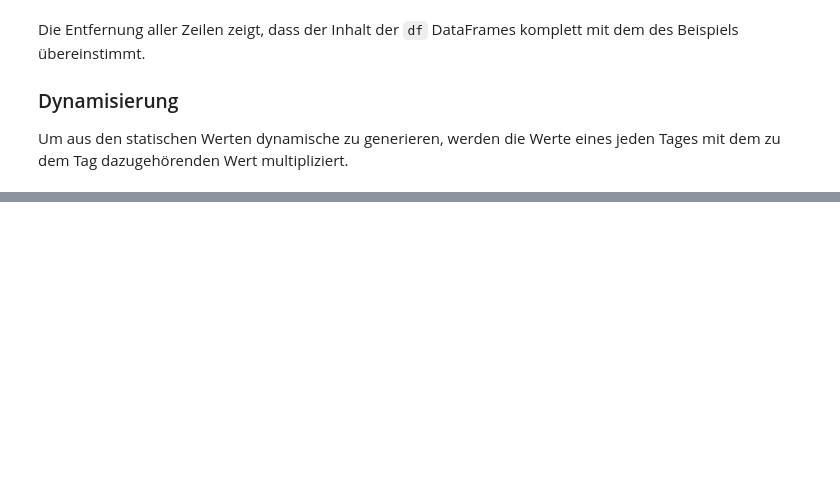
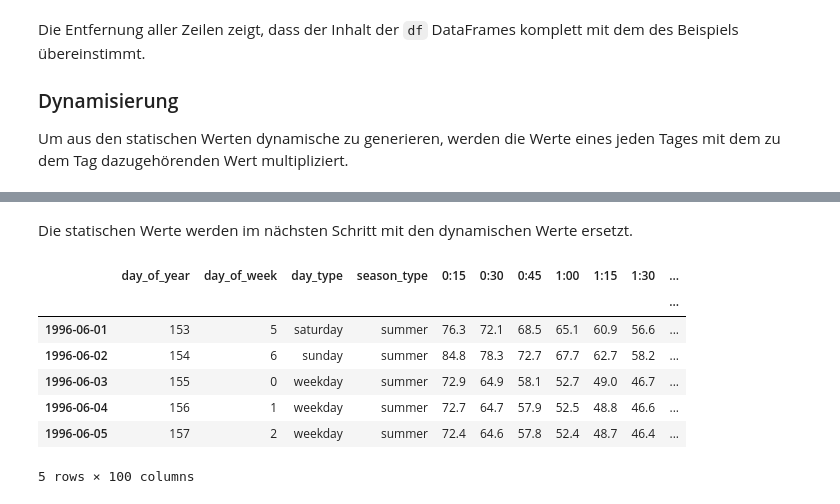
Before and after one commit to rijun/electric-load-viewer, a Jupyter notebook: notebooks/slp.ipynb, the cells around one changed output, grey strips where cells are left out. Cells and saved outputs as stored; diff of their text form; code cells hidden in the pictures; blank space fills up the shorter version.

```diff
--- a/notebooks/slp.ipynb
+++ b/notebooks/slp.ipynb
@@ -192,3 +202,12 @@ Die Entfernung aller Zeilen zeigt, dass der Inhalt der `df` DataFrames komplett
 
 ### Dynamisierung
 Um aus den statischen Werten dynamische zu generieren, werden die Werte eines jeden Tages mit dem zu dem Tag dazugehörenden Wert multipliziert.
+# %%
+col_list = df.columns[4:]
+row_list = []
+for row in df.itertuples(index=False):
+    arr = np.array(list(row)[4:])
+    row_list.append(np.round_(arr * dynamics.loc[row[0]]['value'], 1))
+df_dyn = pd.DataFrame(row_list)
+df_dyn.columns = col_list
+df_dyn.head()
@@ -194,0 +222,16 @@ Um aus den statischen Werten dynamische zu generieren, werden die Werte eines je
+# %% [markdown]
+Die statischen Werte werden im nächsten Schritt mit den dynamischen Werte ersetzt.
+# %%
+df = df.drop(columns=df.columns[4:])
+df = pd.concat([df.reset_index(), df_dyn], axis=1).set_index('index')
+df.index.name = ""
+df.head()
+# %% [output]
+|  | day_of_year | day_of_week | day_type | season_type | 0:15 | 0:30 | 0:45 | 1:00 | 1:15 | 1:30 | ... |
+|  |  |  |  |  |  |  |  |  |  |  | ... |
+| 1996-06-01 | 153 | 5 | saturday | summer | 76.3 | 72.1 | 68.5 | 65.1 | 60.9 | 56.6 | ... |
+| 1996-06-02 | 154 | 6 | sunday | summer | 84.8 | 78.3 | 72.7 | 67.7 | 62.7 | 58.2 | ... |
+| 1996-06-03 | 155 | 0 | weekday | summer | 72.9 | 64.9 | 58.1 | 52.7 | 49.0 | 46.7 | ... |
+| 1996-06-04 | 156 | 1 | weekday | summer | 72.7 | 64.7 | 57.9 | 52.5 | 48.8 | 46.6 | ... |
+| 1996-06-05 | 157 | 2 | weekday | summer | 72.4 | 64.6 | 57.8 | 52.4 | 48.7 | 46.4 | ... |
+5 rows × 100 columns
```
Also changed, not shown: parts of 7 cells of this notebook.
